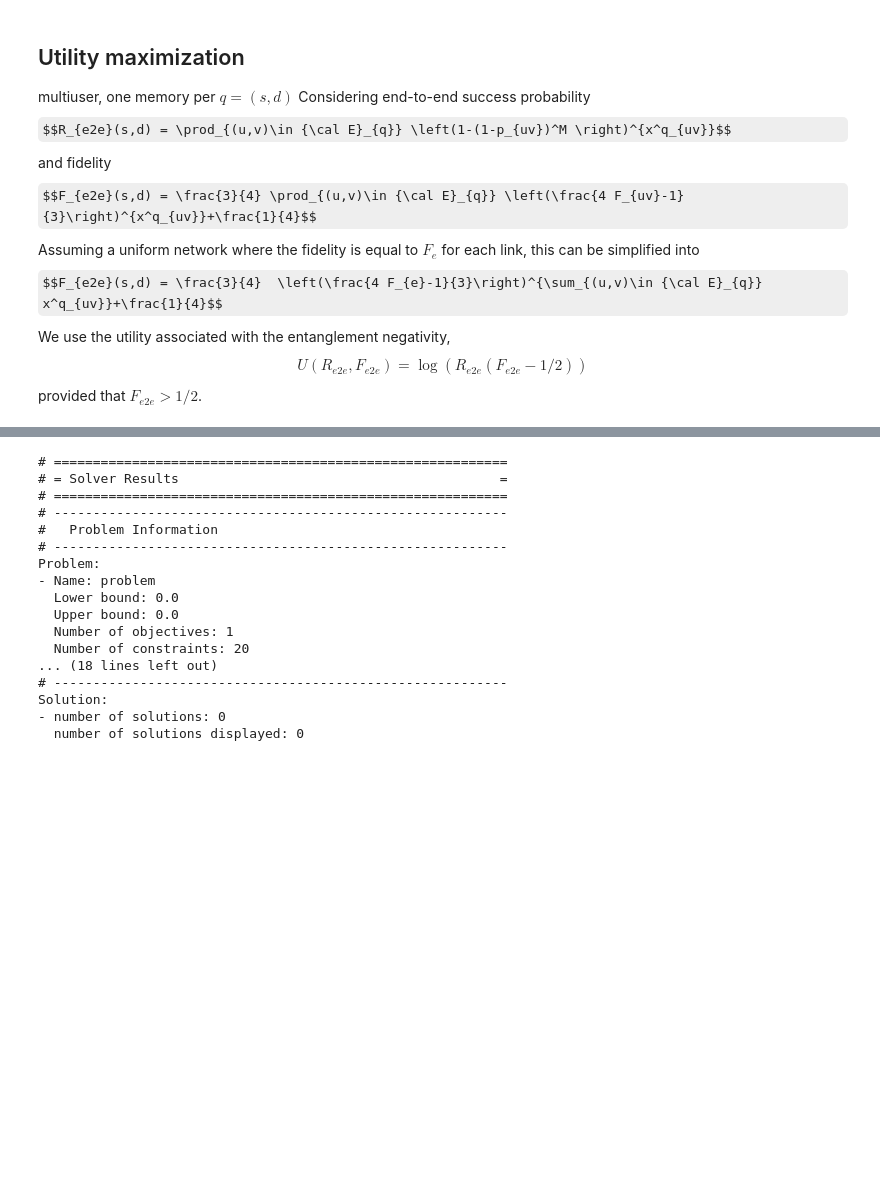
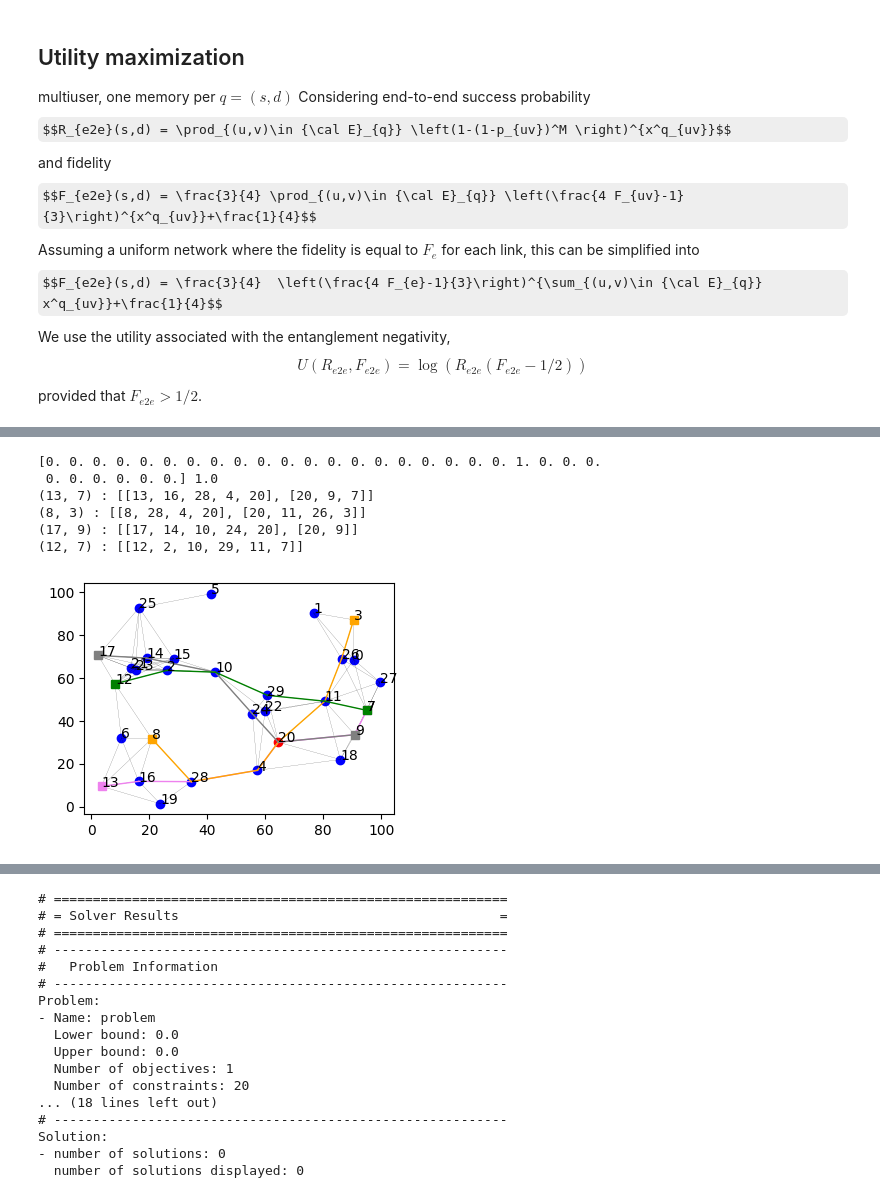
Before and after one commit to hassan-shap/QNUM, a Jupyter notebook: link-based-pyomo-for-Shahrooz.ipynb, the cells around one changed output, grey strips where cells are left out. Saved outputs shown, nothing was run; the diff lists cells and outputs as text; code cells hidden in the pictures; some formulas as TeX source; blank space fills up the shorter version.

```diff
--- a/link-based-pyomo-for-Shahrooz.ipynb
+++ b/link-based-pyomo-for-Shahrooz.ipynb
@@ -404,0 +494,31 @@ for i1 in range(N):
+# %%
+# plot_output(x_opt,y_opt)
+# for user_pair in range(C):
+#     s = s_list[user_pair]
+#     t = t_list[user_pair]
+# #     print("optimal memory for ", (s,t)," :", model.w[user_pair].value)#, pe.value(rate[user_pair]) )
+
+# print(y_opt)#, pe.value(rate[0]))
+# print(path_prob)
+y_opt = np.zeros(N)
+for n1 in R_list:
+    n_list = np.array(list(set(R_list)-{n1}))
+    sum1_const = 0
+    for user_pair in range(C):
+        s = s_list[user_pair]
+        t = t_list[user_pair]
+        sum1_const += x_opt[user_pair,n1,t]
+        for n2 in n_list:
+            sum1_const += x_opt[user_pair,n1,n2]
+    if sum1_const>0.5:
+        y_opt[n1] = 1
+print(y_opt,np.sum(y_opt))
+plot_output(x_opt,y_opt)
+# %% [output]
+[0. 0. 0. 0. 0. 0. 0. 0. 0. 0. 0. 0. 0. 0. 0. 0. 0. 0. 0. 0. 1. 0. 0. 0.
+ 0. 0. 0. 0. 0. 0.] 1.0
+(13, 7) : [[13, 16, 28, 4, 20], [20, 9, 7]]
+(8, 3) : [[8, 28, 4, 20], [20, 11, 26, 3]]
+(17, 9) : [[17, 14, 10, 24, 20], [20, 9]]
+(12, 7) : [[12, 2, 10, 29, 11, 7]]
+[figure, added]
```
Also changed, not shown: parts of 18 cells of this notebook, 15 other files.
